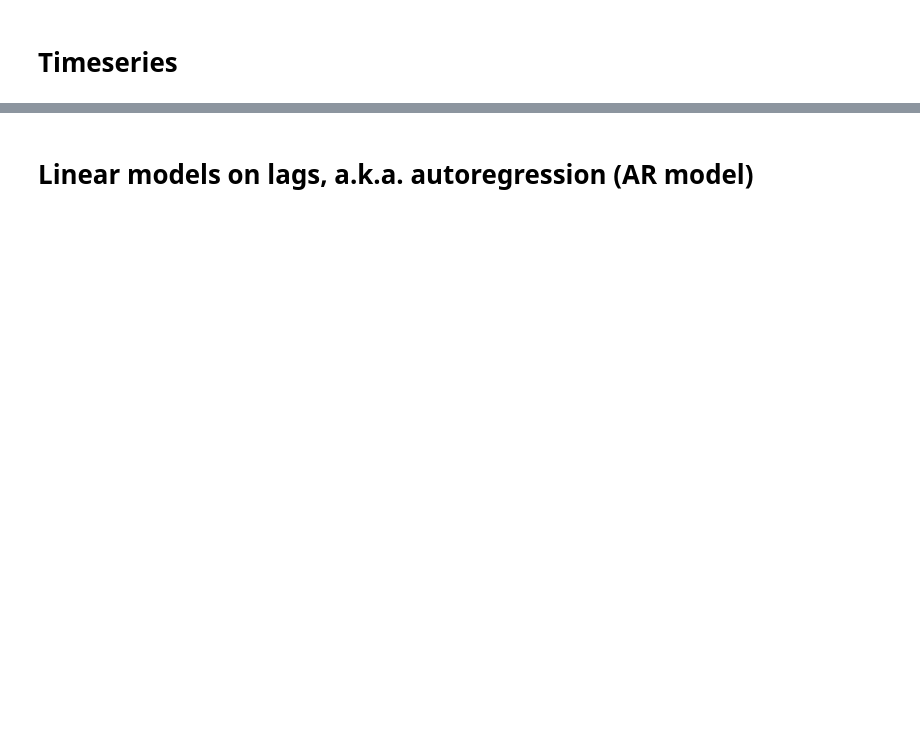
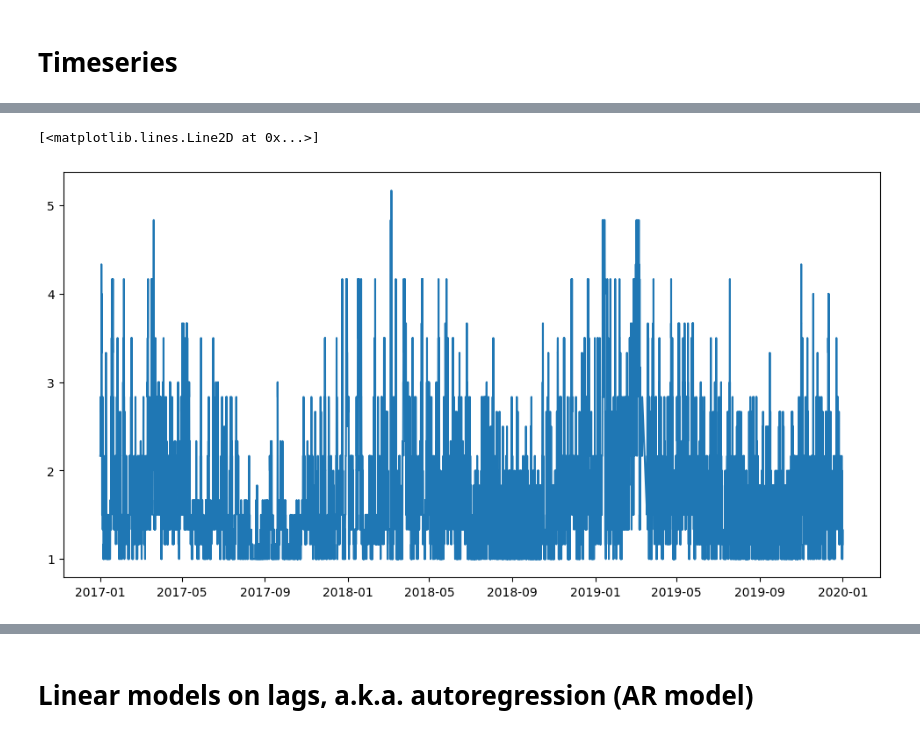
Before and after one commit to rauseoalice/progetto_Previtero_Rauseo, a Jupyter notebook: intro_timeseries.ipynb, the cells around one changed output, grey strips where cells are left out. Cells and saved outputs as stored; diff of their text form; code cells hidden in the pictures; blank space fills up the shorter version.

```diff
--- a/intro_timeseries.ipynb
+++ b/intro_timeseries.ipynb
@@ -54,0 +161,16 @@ fig.show()
+# %%
+# Per ogni fattore, aggiungi una colonna con la classe di qualità
+for fattore in ['SO2', 'NO2', 'O3', 'CO', 'PM10', 'PM2.5']:
+    ranges = item_ranges[fattore]
+    def get_index(val):
+        if val <= ranges['good']:
+            return int(1)
+        elif val <= ranges['normal']:
+            return int(2)
+        elif val <= ranges['bad']:
+            return int(6)
+        else:
+            return int(10)
+    df_grouped[fattore + '_class'] = df_grouped[fattore].apply(get_index)
+
+df_grouped.head()
@@ -54,0 +225,6 @@ fig.show()
+# %%
+plt.figure(figsize=(12, 6))
+plt.plot(df_quality['date_hour'], df_quality['general_quality'], label='General Quality')
+# %% [output]
+[<matplotlib.lines.Line2D at 0x...>]
+[figure, added]
```
Also changed, not shown: parts of 39 cells of this notebook, 5 other files.
